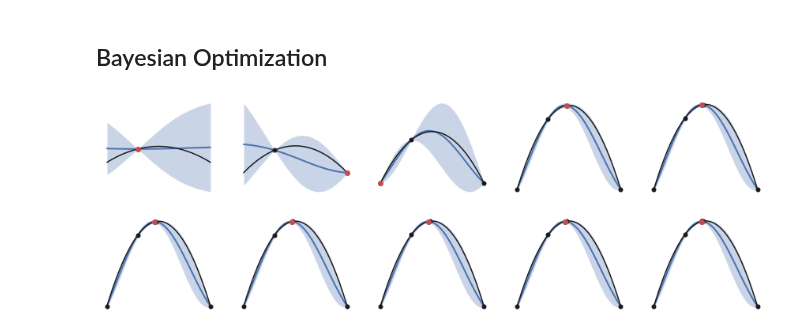
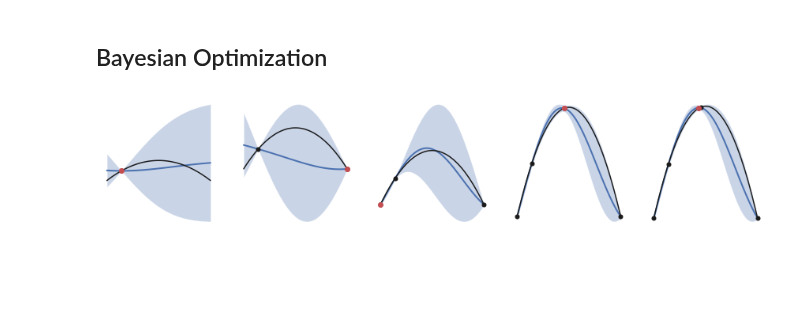
Before and after one commit to parkerowan/libsia, a Jupyter notebook: docs/optimizers/optimizers.ipynb, the cells around one changed output. Drawn from its saved outputs; the diff is of its cells as text; code cells hidden in the pictures; blank space fills up the shorter version.

```diff
--- a/docs/optimizers/optimizers.ipynb
+++ b/docs/optimizers/optimizers.ipynb
@@ -24,7 +24,7 @@ def objective(x: float) -> float:
 bo = sia.BayesianOptimizer(lower=np.array([-1]), upper=np.array([1]))
 
 # Plot the raw data
-f, ax = plt.subplots(nrows=2, ncols=5, figsize=(15, 5))
+f, ax = plt.subplots(nrows=1, ncols=5, figsize=(15, 3))
 ax = ax.flat
 sns.despine(f, left=True, bottom=True)
 
@@ -33,31 +33,31 @@ Y = np.array([])
 
 for i in range(len(ax)):
     # Perform a step of the Bayesian optimization
     x = bo.selectNextSample()
     y = objective(x)
     bo.addDataPoint(x, y[0])
     bo.updateModel()
 
     X = np.hstack((X, x))
     Y = np.hstack((Y, y))
 
     # Evaluate the surrogate model
     gpr = bo.gpr()
     xtest = np.linspace(-1, 1, 101)
     ytest = objective(xtest)
     gpr_mu = np.zeros(len(xtest))
     gpr_std = np.zeros(len(xtest))
     for k in range(len(xtest)):
         gaussian = gpr.predict(np.array([xtest[k]]))
         gpr_mu[k] = gaussian.mean()[0]
         gpr_std[k] = np.sqrt(gaussian.covariance()[0, 0])
 
     # Plot the belief for each axis and overlay the training data
     ax[i].fill_between(xtest, gpr_mu + 3 * gpr_std, gpr_mu - 3 * gpr_std,  alpha=0.3)
     ax[i].plot(xtest, gpr_mu, 'b', lw=2)
     ax[i].plot(xtest, ytest, '-k')
     ax[i].plot(X, Y, '.k', ms=10)
     ax[i].plot(x, y, '.r', ms=12)
     ax[i].axis("off")
 # %% [output]
-[figure, old version]
+[figure, new version]
```
Also changed, not shown: 4 other files.
